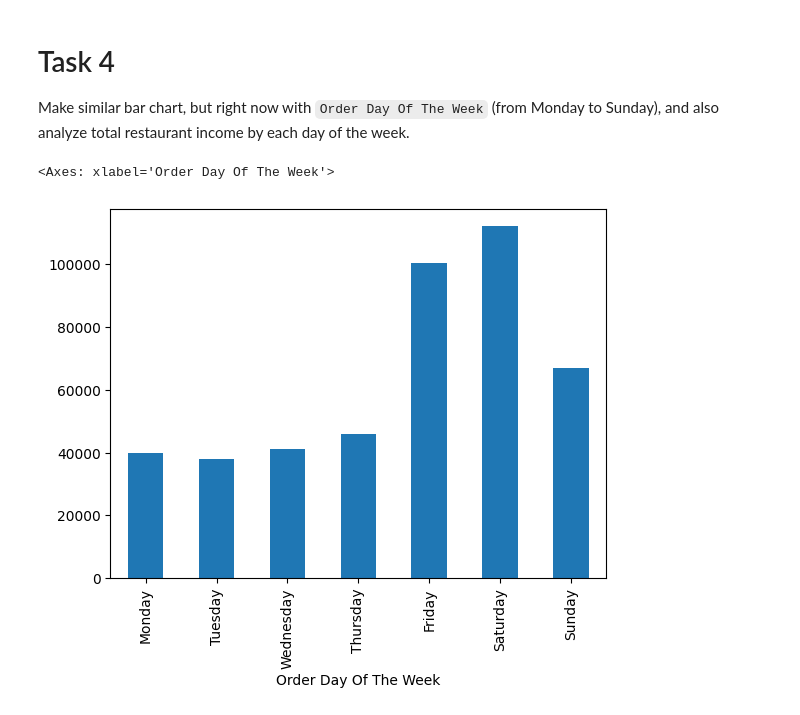
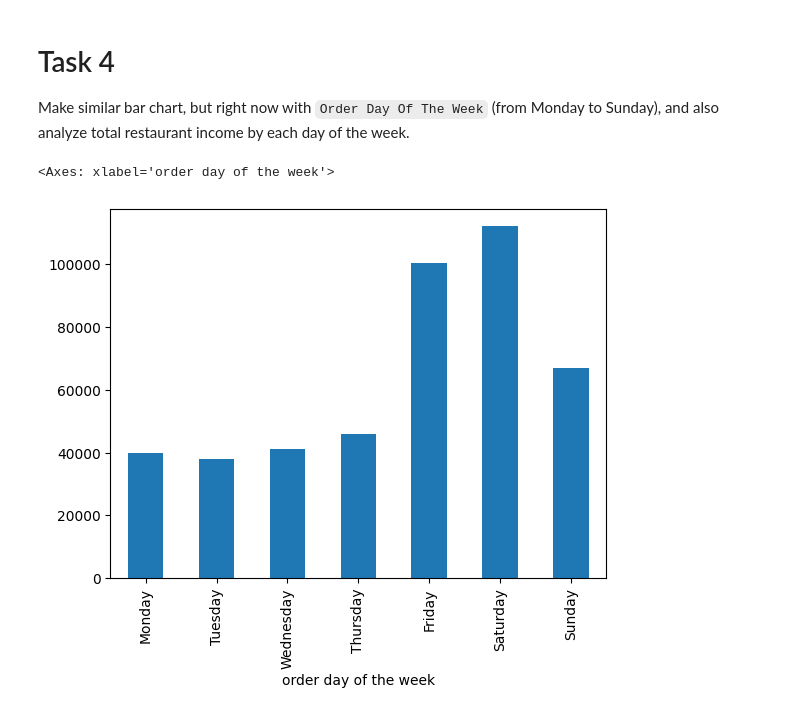
Before and after one commit to Chub-andrew/py-restaurant-data-analysis, a Jupyter notebook: app/main.ipynb, the cells around one changed output. Cells and saved outputs as stored; diff of their text form; code cells hidden in the pictures.

```diff
--- a/app/main.ipynb
+++ b/app/main.ipynb
@@ -79,8 +79,8 @@ plt.show()
 Calculate `Item Price` (Product Price * Quantity) for each Order Item in dataframe.
 And Make the same Top 10 pie chart, but this time by `Item Price`. So this chart should describe not the most popular products by quantity, but which products (top 10) make the most money for restaurant. It should be also with percentage.
 # %%
-df["item Price"] = df["quantity"] * df["price"]
-revenue_per_product = df.groupby("name")["item Price"].sum()
+df["item price"] = df["quantity"] * df["price"]
+revenue_per_product = df.groupby("name")["item price"].sum()
 top_10_revenue_products = revenue_per_product.sort_values(ascending=False).head(10)
 total_top_10_revenue = top_10_revenue_products.sum()
 percentages = (top_10_revenue_products / total_top_10_revenue) * 100
@@ -88,6 +88,6 @@ percentages = (top_10_revenue_products / total_top_10_revenue) * 100
 plt.figure(figsize=(10, 7))
 labels = ["{} - ${} ({:.2f}%)".format(label, int(round(value)), percentage) for label, value, percentage in zip(top_10_revenue_products.index, top_10_revenue_products, percentages)]
 patches, texts, autotexts = plt.pie(percentages, labels=labels, autopct="", startangle=140)
-plt.title("Top 10 Dishes by Revenue")
+plt.title("Top 10 Dishes")
 plt.show()
 # %% [output]
@@ -100,9 +100,9 @@ Example:
 
 ![bar chart](../demo/bar.png)
 # %%
-df["total Price"] = df["quantity"] * df["price"]
+df["total price"] = df["quantity"] * df["price"]
 df["order hour"] = pd.to_datetime(df["datetime"]).dt.hour
-hourly_income = df.groupby("order hour")["total Price"].sum()
+hourly_income = df.groupby("order hour")["total price"].sum()
 plt.figure(figsize=(10, 6))
 hourly_income.plot(kind="bar", color="skyblue")
 plt.xlabel("Order Hour")
@@ -117,12 +117,12 @@ plt.show()
 Make similar bar chart, but right now with `Order Day Of The Week` (from Monday to Sunday), and also analyze total restaurant income by each day of the week.
 # %%
 df["datetime"] = pd.to_datetime(df["datetime"])
-df["Total Price"] = df["quantity"] * df["price"]
+df["total price"] = df["quantity"] * df["price"]
 days = ["Monday", "Tuesday", "Wednesday", "Thursday", "Friday", "Saturday", "Sunday"]
-df["Order Day Of The Week"] = pd.Categorical(df["datetime"].dt.strftime("%A"), categories=days, ordered=True)
-df = df.sort_values("Order Day Of The Week")
-sales_by_day = df.groupby("Order Day Of The Week")["Total Price"].sum().reindex(days)
+df["order day of the week"] = pd.Categorical(df["datetime"].dt.strftime("%A"), categories=days, ordered=True)
+df = df.sort_values("order day of the week")
+sales_by_day = df.groupby("order day of the week")["total price"].sum().reindex(days)
 sales_by_day.plot.bar()
 # %% [output]
-<Axes: xlabel='Order Day Of The Week'>
+<Axes: xlabel='order day of the week'>
-[figure, old version]
+[figure, new version]
```
Also changed, not shown: parts of 1 cell of this notebook.
